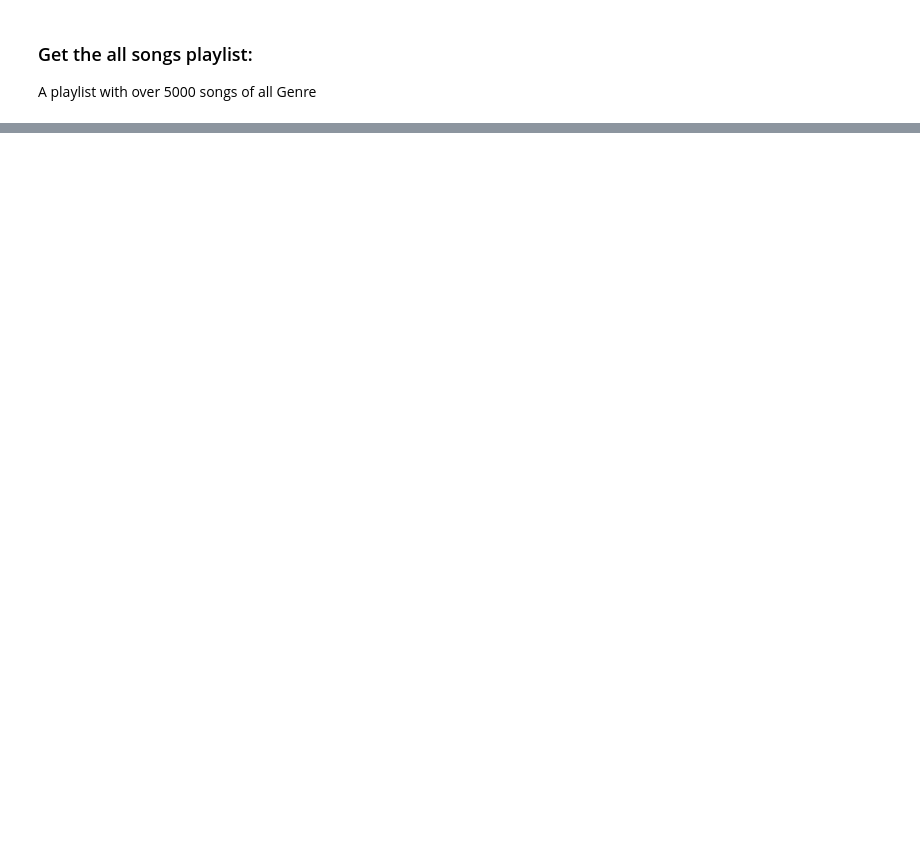
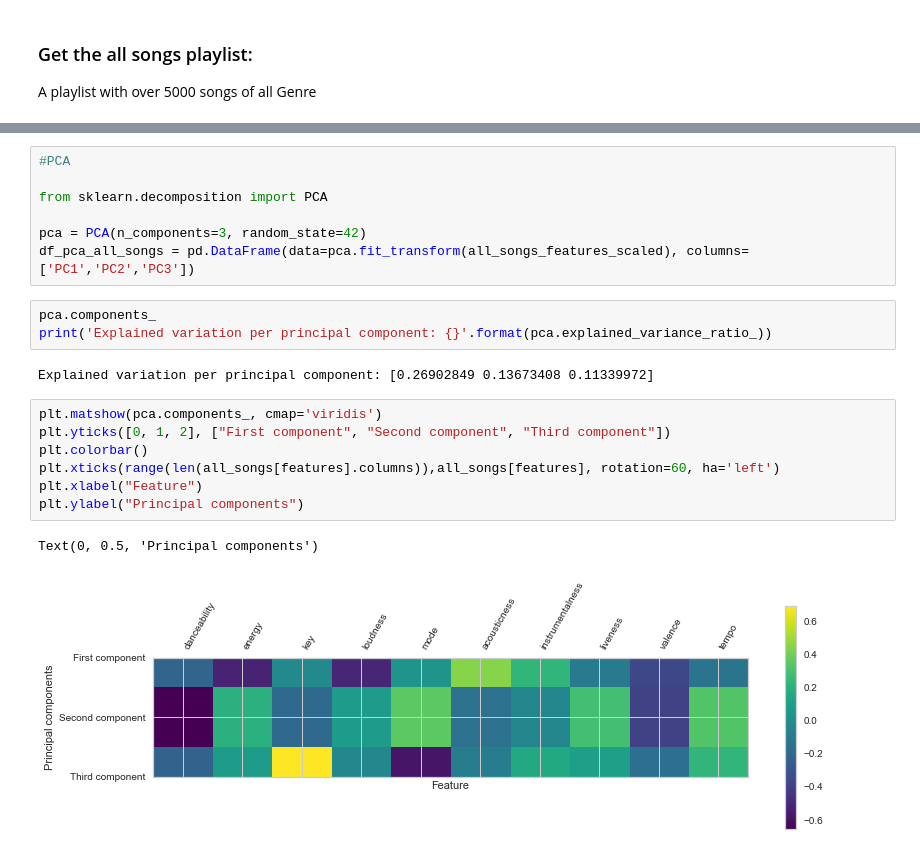
Before and after one commit to ritapereira10/Spotify-Analysis, a Jupyter notebook: Final Output/Final Product.ipynb, the cells around one changed output, grey strips where cells are left out. Cells and saved outputs as stored; diff of their text form; blank space fills up the shorter version.

```diff
--- a/Final Output/Final Product.ipynb
+++ b/Final Output/Final Product.ipynb
@@ -169,0 +223,22 @@ data['labels'].value_counts()
+# %%
+#PCA
+
+from sklearn.decomposition import PCA
+
+pca = PCA(n_components=3, random_state=42)
+df_pca_all_songs = pd.DataFrame(data=pca.fit_transform(all_songs_features_scaled), columns=['PC1','PC2','PC3'])
+# %%
+pca.components_
+print('Explained variation per principal component: {}'.format(pca.explained_variance_ratio_))
+# %% [output]
+Explained variation per principal component: [0.26902849 0.13673408 0.11339972]
+# %%
+plt.matshow(pca.components_, cmap='viridis')
+plt.yticks([0, 1, 2], ["First component", "Second component", "Third component"])
+plt.colorbar()
+plt.xticks(range(len(all_songs[features].columns)),all_songs[features], rotation=60, ha='left')
+plt.xlabel("Feature")
+plt.ylabel("Principal components")
+# %% [output]
+Text(0, 0.5, 'Principal components')
+[figure, added]
```
Also changed, not shown: parts of 21 cells of this notebook, 3 other files.
